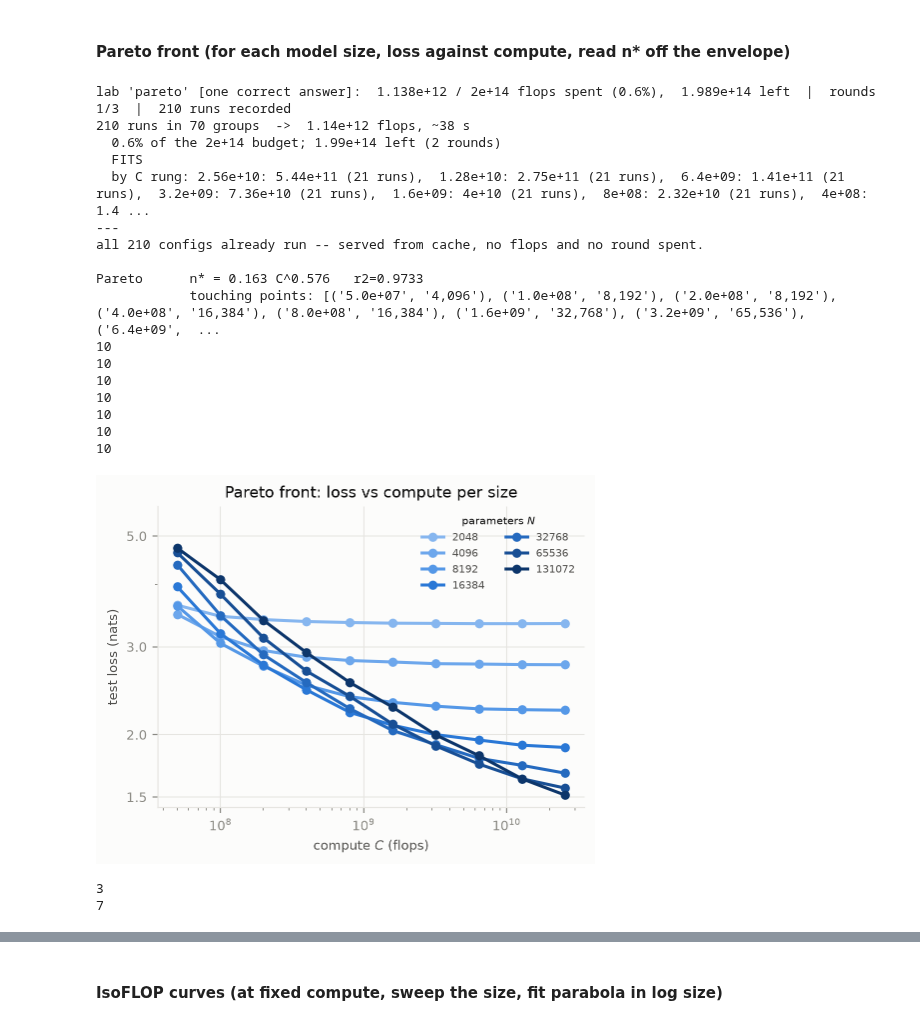
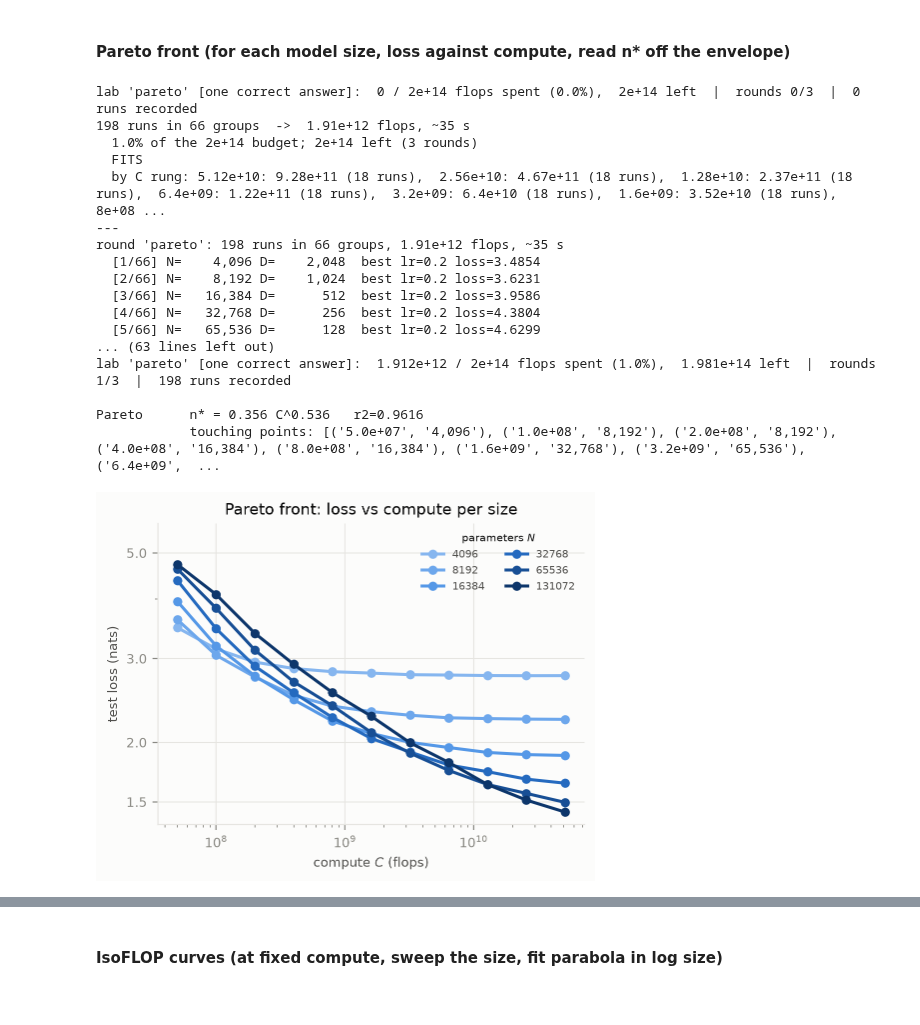
Before and after one commit to NicolasZucchet/Tutorial-scaling-laws, a Jupyter notebook: notebooks/tutorial.ipynb, the cells around one changed output, grey strips where cells are left out. Saved outputs shown, nothing was run; the diff lists cells and outputs as text; code cells hidden in the pictures.

```diff
--- a/notebooks/tutorial.ipynb
+++ b/notebooks/tutorial.ipynb
@@ -129,41 +132,39 @@ In the tutorial, we saw 3 different ways to estimate what $N^*$ should be as a f
 #### Pareto front (for each model size, loss against compute, read n* off the envelope)
 # %%
 pareto = Lab("pareto", budget=2e14, rounds=3, deterministic=True)
-s_pareto = Sweep(c=[0.5e8 * 2**i for i in range(10)],
-                 n=[2**(11 + i) for i in range(7)],
+s_pareto = Sweep(c=[0.5e8 * 2**i for i in range(11)],
+                 n=[2**(12 + i) for i in range(6)],
                  lr=[0.05, 0.1, 0.2])
 s_pareto.estimate(pareto)
 print('---')
 
 r_pareto = pareto.run_round("pareto", s_pareto, plot=False)
 
 pareto = [r_pareto.best(c=c) for c in r_pareto.rungs]  # picks the best run per compute range (i.e. enveloppe)
 a, b_par, r2 = powerlaw([p["c"] for p in pareto], [p["n"] for p in pareto]) # power law fit
 print(f"\nPareto      n* = {a:.3g} C^{b_par:.3f}   r2={r2:.4f}")
 print("            touching points:", [(f"{p['c']:.1e}", f"{p['n']:,}") for p in pareto])
 
 plot_runs(r_pareto, x="c", y="loss", color="n",
-          title="Pareto front: loss vs compute per size");
+          title="Pareto front: loss vs compute per size")
 
-plot_runs(pareto, x="c", y="n", color="lr", fit="powerlaw");
+plot_runs(pareto, x="c", y="n", color=None, fit="powerlaw");
 # %% [output]
-lab 'pareto' [one correct answer]:  1.138e+12 / 2e+14 flops spent (0.6%),  1.989e+14 left  |  rounds 1/3  |  210 runs recorded
-210 runs in 70 groups  ->  1.14e+12 flops, ~38 s
-  0.6% of the 2e+14 budget; 1.99e+14 left (2 rounds)
+lab 'pareto' [one correct answer]:  0 / 2e+14 flops spent (0.0%),  2e+14 left  |  rounds 0/3  |  0 runs recorded
+198 runs in 66 groups  ->  1.91e+12 flops, ~35 s
+  1.0% of the 2e+14 budget; 2e+14 left (3 rounds)
   FITS
-  by C rung: 2.56e+10: 5.44e+11 (21 runs),  1.28e+10: 2.75e+11 (21 runs),  6.4e+09: 1.41e+11 (21 runs),  3.2e+09: 7.36e+10 (21 runs),  1.6e+09: 4e+10 (21 runs),  8e+08: 2.32e+10 (21 runs),  4e+08: 1.4 ...
+  by C rung: 5.12e+10: 9.28e+11 (18 runs),  2.56e+10: 4.67e+11 (18 runs),  1.28e+10: 2.37e+11 (18 runs),  6.4e+09: 1.22e+11 (18 runs),  3.2e+09: 6.4e+10 (18 runs),  1.6e+09: 3.52e+10 (18 runs),  8e+08 ...
 ---
-all 210 configs already run -- served from cache, no flops and no round spent.
+round 'pareto': 198 runs in 66 groups, 1.91e+12 flops, ~35 s
+  [1/66] N=    4,096 D=    2,048  best lr=0.2 loss=3.4854
+  [2/66] N=    8,192 D=    1,024  best lr=0.2 loss=3.6231
+  [3/66] N=   16,384 D=      512  best lr=0.2 loss=3.9586
+  [4/66] N=   32,768 D=      256  best lr=0.2 loss=4.3804
+  [5/66] N=   65,536 D=      128  best lr=0.2 loss=4.6299
+... (63 lines left out)
+lab 'pareto' [one correct answer]:  1.912e+12 / 2e+14 flops spent (1.0%),  1.981e+14 left  |  rounds 1/3  |  198 runs recorded
 
-Pareto      n* = 0.163 C^0.576   r2=0.9733
+Pareto      n* = 0.356 C^0.536   r2=0.9616
             touching points: [('5.0e+07', '4,096'), ('1.0e+08', '8,192'), ('2.0e+08', '8,192'), ('4.0e+08', '16,384'), ('8.0e+08', '16,384'), ('1.6e+09', '32,768'), ('3.2e+09', '65,536'), ('6.4e+09',  ...
-10
-10
-10
-10
-10
-10
-10
-[figure, old version]
+[figure, new version]
-3
-7
```
Also changed, not shown: parts of 12 cells of this notebook, 7 other files.
